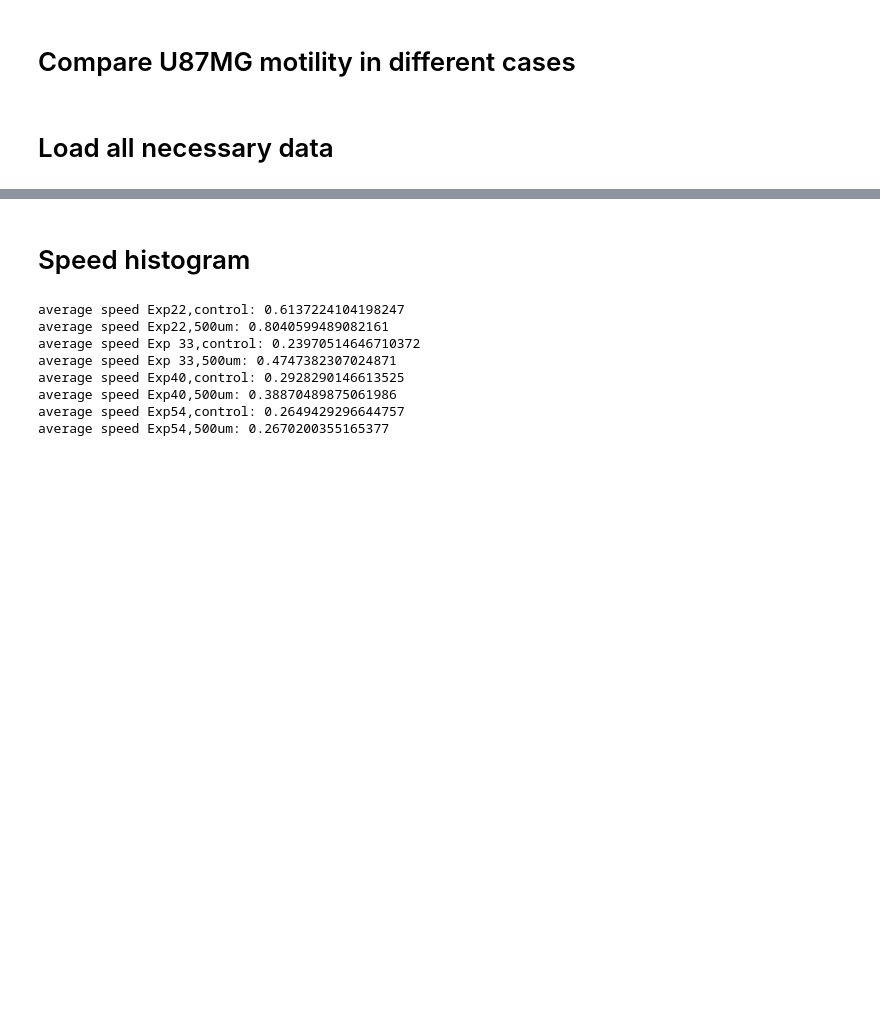
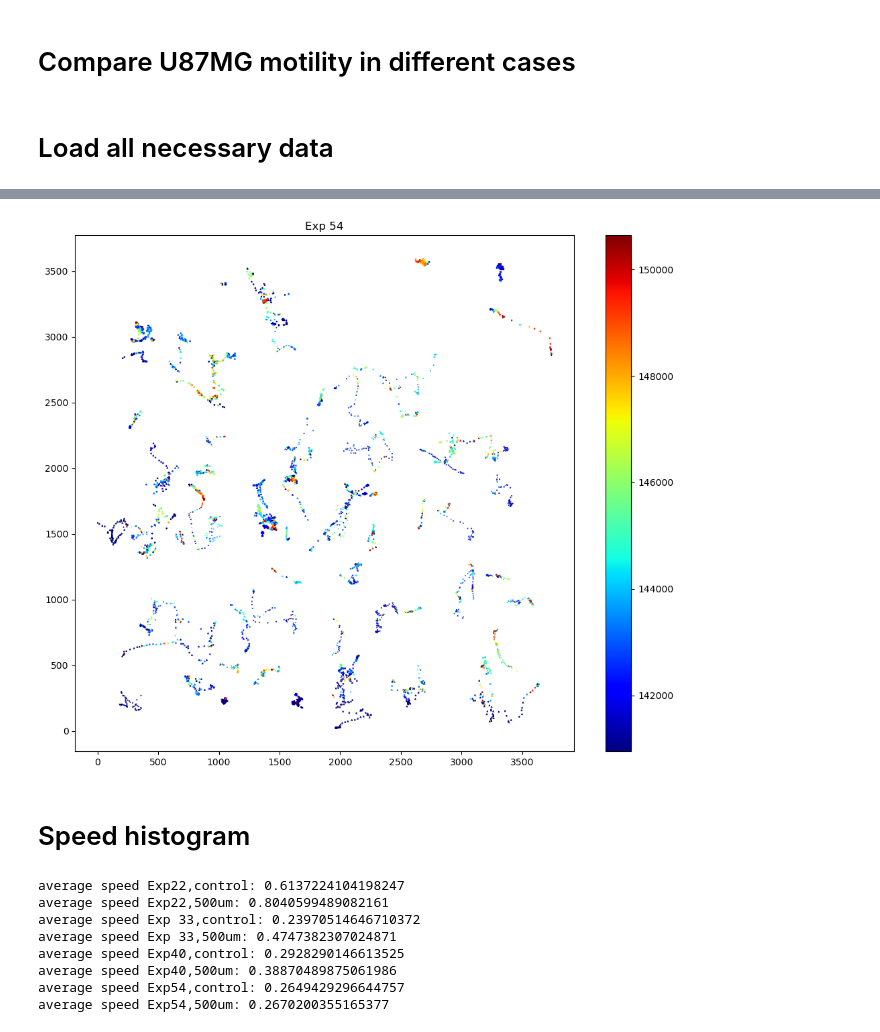
Before and after one commit to Dioscuri-Centre/phenotypic_heterogeneity, a Jupyter notebook: Tracking/cell_tracking.ipynb, the cells around one changed output, grey strips where cells are left out. Cells and saved outputs as stored; diff of their text form; code cells hidden in the pictures; blank space fills up the shorter version.

```diff
--- a/Tracking/cell_tracking.ipynb
+++ b/Tracking/cell_tracking.ipynb
@@ -78,3 +99,42 @@ NameError: name 'control' is not defined
+# %%
+fig,ax = plt.subplots(1,figsize=(12,10))#,figsize=(15,5))
+exp_label = 'Exp 54'
+ax.set_title(exp_label)
+
+from scipy.stats import pearsonr
+max_fluo,min_fluo = 0,0
+fluo_exp = []
+for dat,fluo in zip((dat54_control,dat54_control_high,dat54_500um,dat54_500um_high),
+                    (dat_fluo54_control,dat_fluo54_control_high,dat_fluo54_500um,dat_fluo54_500um_high)):
+    #avg_speeds,div_times = get_avg_speed(dat),get_div_times(dat)
+    fluo_by_node = get_fluo_by_node(fluo)
+    #avg_fluo = get_avg_fluo_track(dat,fluo_by_node)
+    fluo_tracks = get_fluo_track(dat,fluo_by_node)
+    max_fluo = max(np.nanmax(np.concatenate(fluo_track)),max_fluo)
+    min_fluo = max(np.nanmin(np.concatenate(fluo_track)),min_fluo)
+    fluo_exp.append(fluo_tracks)
+
+for dat,fluo_tracks,lab,marker in zip((dat54_control,dat54_control_high,dat54_500um,dat54_500um_high),
+                             #(tree54_control,tree54_control_high,tree54_500um,tree54_500um_high),
+                             #(dat_fluo54_control,dat_fluo54_control_high,dat_fluo54_500um,dat_fluo54_500um_high),
+                             fluo_exp,
+                             ('control','control HF','500um','500um HF'),
+                             ('.','v','^','s')):
+
+    #fluo_by_node = get_fluo_by_node(fluo)
+    #fluo_track = get_fluo_track(dat,fluo_by_node)
+    for pos,_,_,c in zip(*dat,fluo_tracks):
+        sc = ax.scatter(pos[:,0],pos[:,1],s=1.0,marker=marker,c=c,
+                        vmin=min_fluo,vmax=max_fluo,
+                        cmap='jet')
+
+#ax.legend(prop= {'size'   : 10})
+#cbar = plt.colorbar(sc)
+#cbar.ax.tick_params(labelsize=10)
+#ax.set_xscale('log')
+#plt.savefig('fluo_vs_lifetime_exp54.pdf',bbox_inches='tight')
+# %% [output]
+[figure, added]
 # %% [markdown]
 # Speed histogram
 # %%
```
Also changed, not shown: parts of 29 cells of this notebook, 11 other files.
